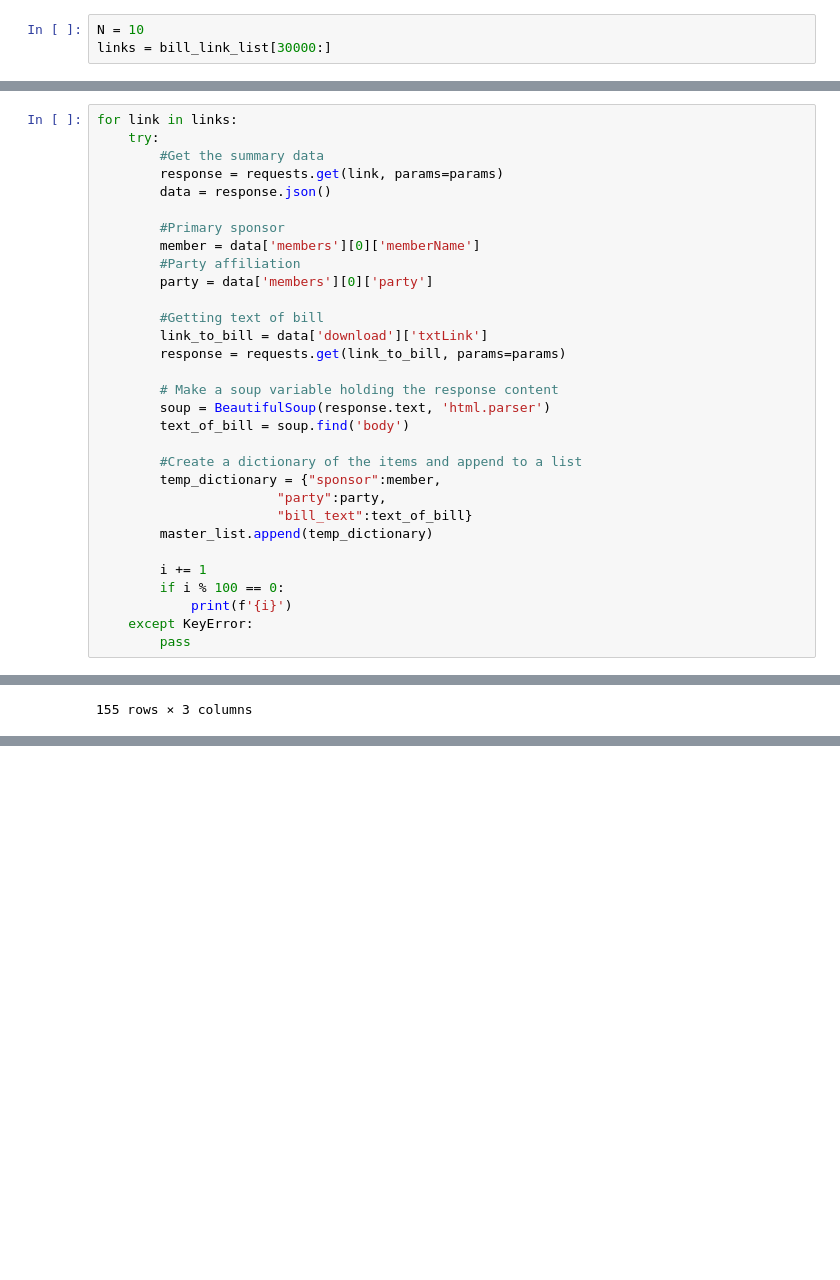
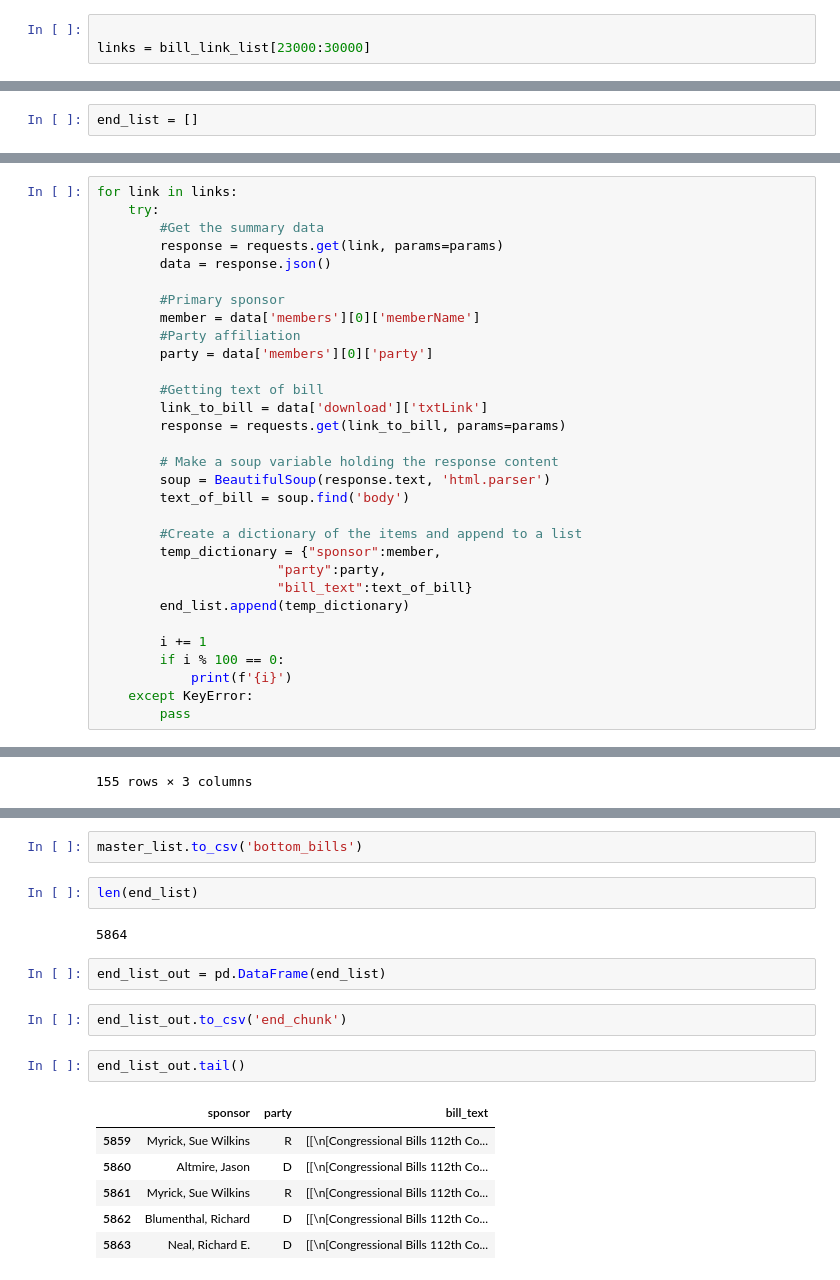
Before and after one commit to good-bill-hunting/political_parser, a Jupyter notebook: bart_scratch.ipynb, the cells around one changed output, grey strips where cells are left out. Saved outputs shown, nothing was run; the diff lists cells and outputs as text; blank space fills up the shorter version.

```diff
--- a/bart_scratch.ipynb
+++ b/bart_scratch.ipynb
@@ -46,8 +46,8 @@ len(bill_link_list)
 # %% [output]
 30166
 # %%
-N = 10
-links = bill_link_list[30000:]
+
+links = bill_link_list[23000:30000]
 # %%
 params = {
     'offset': 0,
@@ -58,3 +56,5 @@ master_list = []
+# %%
+end_list = []
 # %%
 i = 0
 # %%
@@ -81,7 +81,7 @@ for link in links:
         temp_dictionary = {"sponsor":member,
                        "party":party,
                        "bill_text":text_of_bill}
-        master_list.append(temp_dictionary)
+        end_list.append(temp_dictionary)
 
         i += 1
         if i % 100 == 0:
@@ -112,0 +131,19 @@ pd.DataFrame(master_list)
+# %%
+master_list.to_csv('bottom_bills')
+# %%
+len(end_list)
+# %% [output]
+5864
+# %%
+end_list_out = pd.DataFrame(end_list)
+# %%
+end_list_out.to_csv('end_chunk')
+# %%
+end_list_out.tail()
+# %% [output]
+|  | sponsor | party | bill_text |
+| 5859 | Myrick, Sue Wilkins | R | [[\n[Congressional Bills 112th Co... |
+| 5860 | Altmire, Jason | D | [[\n[Congressional Bills 112th Co... |
+| 5861 | Myrick, Sue Wilkins | R | [[\n[Congressional Bills 112th Co... |
+| 5862 | Blumenthal, Richard | D | [[\n[Congressional Bills 112th Co... |
+| 5863 | Neal, Richard E. | D | [[\n[Congressional Bills 112th Co... |
```
Also changed, not shown: parts of 3 cells of this notebook, 2 other files.
